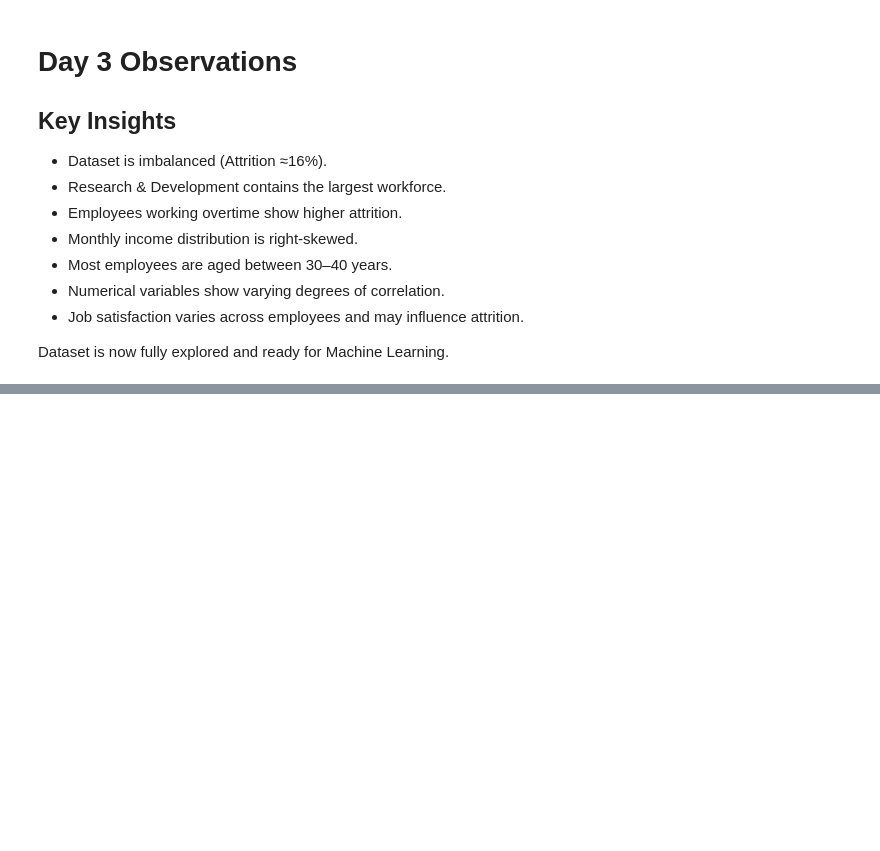
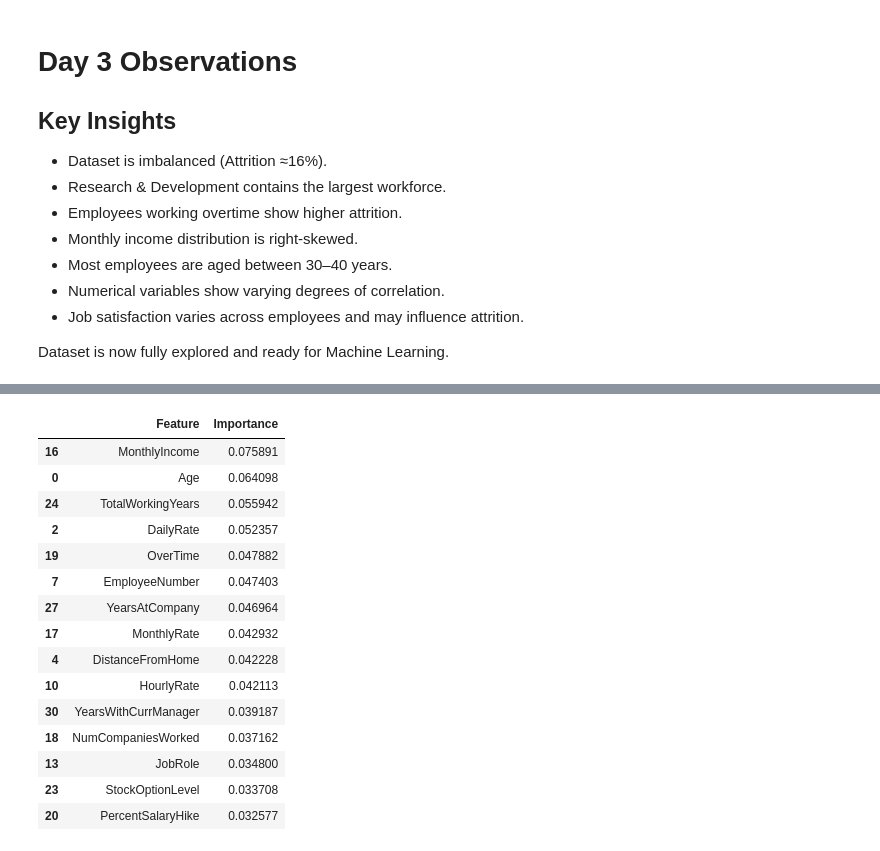
Before and after one commit to AN-ai-del/employee-attrition-prediction, a Jupyter notebook: Employee_Attrition_Prediction.ipynb, the cells around one changed output, grey strips where cells are left out. Cells and saved outputs as stored; diff of their text form; code cells hidden in the pictures; blank space fills up the shorter version.

```diff
--- a/Employee_Attrition_Prediction.ipynb
+++ b/Employee_Attrition_Prediction.ipynb
@@ -552,0 +699,32 @@ Dataset is now fully explored and ready for Machine Learning.
+# %%
+import pandas as pd
+import matplotlib.pyplot as plt
+
+feature_importance = pd.DataFrame({
+    "Feature": X_train.columns,
+    "Importance": best_model.feature_importances_
+})
+
+feature_importance = feature_importance.sort_values(
+    by="Importance",
+    ascending=False
+)
+
+feature_importance.head(15)
+# %% [output]
+|  | Feature | Importance |
+| 16 | MonthlyIncome | 0.075891 |
+| 0 | Age | 0.064098 |
+| 24 | TotalWorkingYears | 0.055942 |
+| 2 | DailyRate | 0.052357 |
+| 19 | OverTime | 0.047882 |
+| 7 | EmployeeNumber | 0.047403 |
+| 27 | YearsAtCompany | 0.046964 |
+| 17 | MonthlyRate | 0.042932 |
+| 4 | DistanceFromHome | 0.042228 |
+| 10 | HourlyRate | 0.042113 |
+| 30 | YearsWithCurrManager | 0.039187 |
+| 18 | NumCompaniesWorked | 0.037162 |
+| 13 | JobRole | 0.034800 |
+| 23 | StockOptionLevel | 0.033708 |
+| 20 | PercentSalaryHike | 0.032577 |
```
Also changed, not shown: parts of 36 cells of this notebook, 8 other files.
